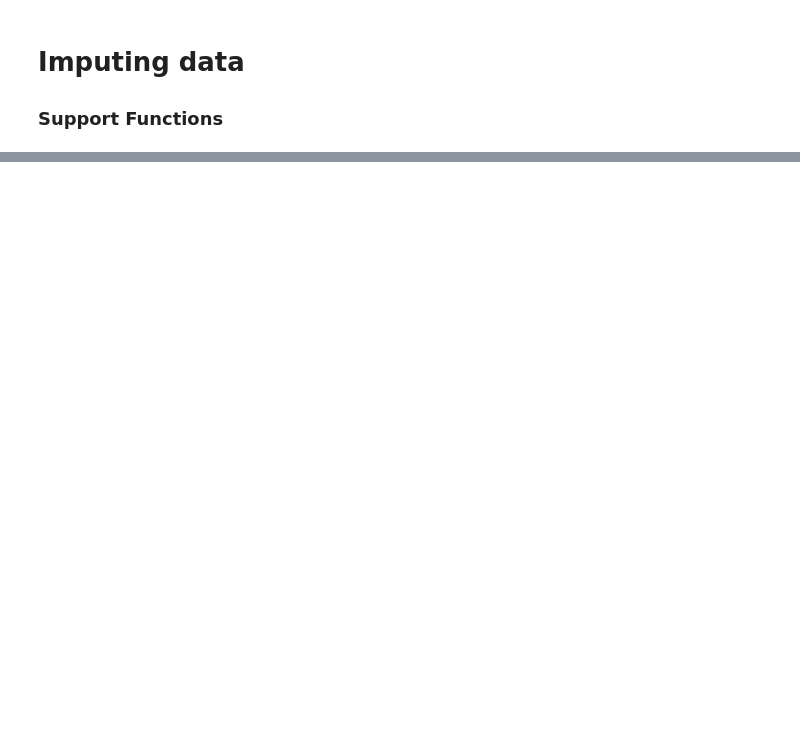
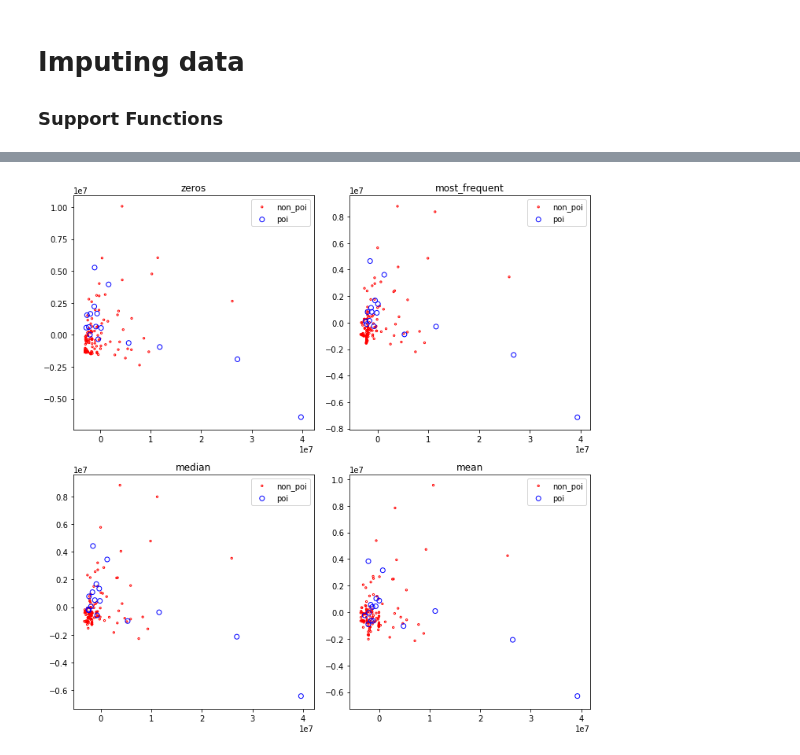
Before and after one commit to trnoriega/enron-data-classifier, a Jupyter notebook: imputing_data.ipynb, the cells around one changed output, grey strips where cells are left out. Cells and saved outputs as stored; diff of their text form; code cells hidden in the pictures; blank space fills up the shorter version.

Commit message:
Modify imputing_data to create dicts with different imputation strategies

```diff
--- a/imputing_data.ipynb
+++ b/imputing_data.ipynb
@@ -69,6 +70,0 @@ for strategy in imputer_strategy_list:
-# %%
-for key in imputer_dict.keys():
-    print key
-    print imputer_dict[key][0].shape, imputer_dict[key][1].shape
-    print np.array_equal(selected_features, imputer_dict[key][0])
-    print
@@ -100 +115,41 @@ False
+# %%
+from sklearn.decomposition import PCA
+from copy import deepcopy
+
+data = featureFormat(out_data, all_feature_names, sort_keys=True,
+                     keep_keys=False, remove_NaN=True)
+
+labels, features = data[:,0].astype(float), data[:, 1:].astype(float)
+pca = PCA(n_components=2)
+arr = pca.fit_transform(features)
+
+plt_dict = {'title': 'zeros'}
+plt_dict['array'] = arr
+plt_dict['masks'] = {}
+plt_dict['masks']['poi'] = {'array': (labels == 1),
+                            'kwargs': {'facecolors':'none',
+                                       'edgecolors':'b',
+                                       'label':'poi'}}
+plt_dict['masks']['non_poi'] = {'array': (labels == 0),
+                                'kwargs': {'facecolors':'none',
+                                            'edgecolors':'r',
+                                            's':5,
+                                            'label':'non_poi'}}
+
+list_to_plot = [plt_dict]
+for key, item in imputer_dicts.items():
+    data = featureFormat(item, all_feature_names, sort_keys=True,
+                         keep_keys=False, remove_NaN=True)
+    labels, features = data[:,0].astype(float), data[:, 1:].astype(float)
+    arr = pca.fit_transform(features)
+    temp_dict = deepcopy(plt_dict)
+    temp_dict['title'] = key
+    temp_dict['array'] = arr
+    temp_dict['masks']['poi']['array'] = (labels == 1)
+    temp_dict['masks']['non_poi']['array'] = (labels == 0)
+    list_to_plot.append(deepcopy(temp_dict))
+# %%
+scatter_plotter(list_to_plot, rows_columns=(2,2), figsize=(10,10))
+# %% [output]
+[figure, added]
 # %%
```
Also changed, not shown: parts of 14 cells of this notebook, 4 other files.
